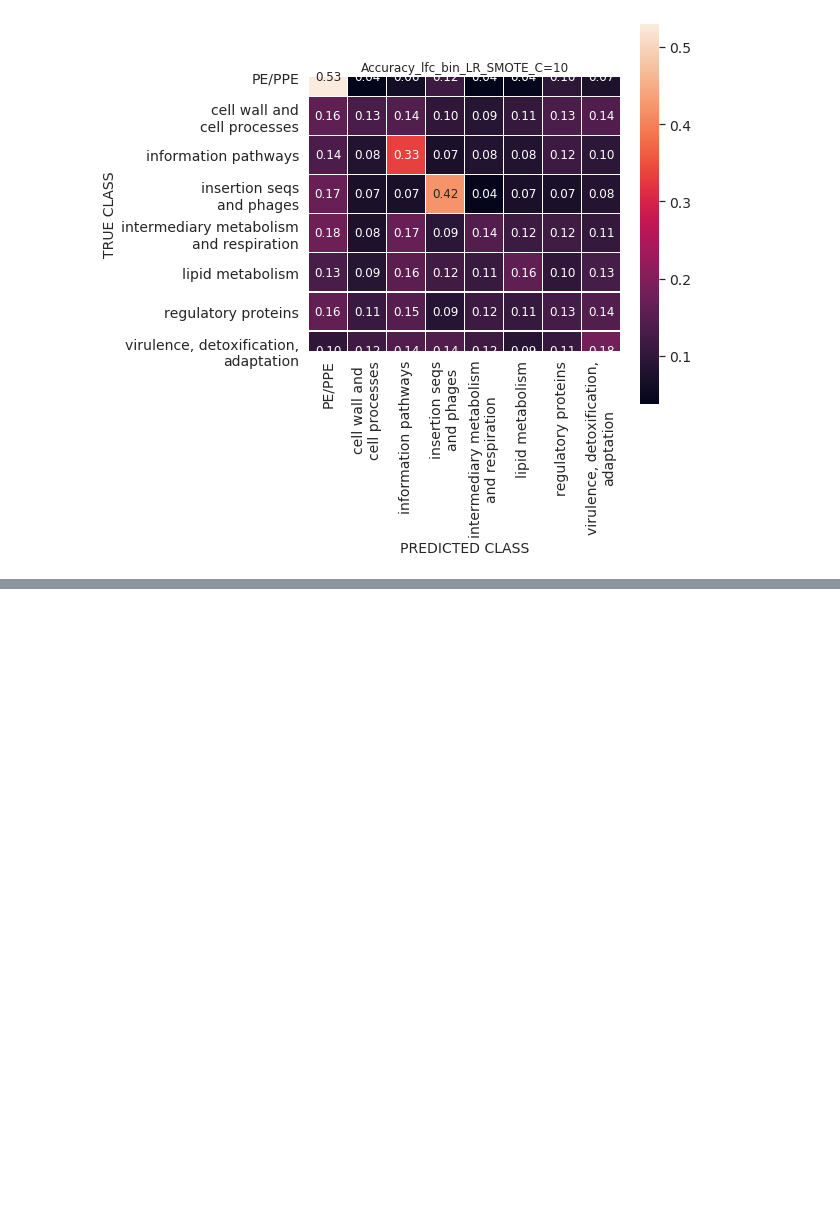
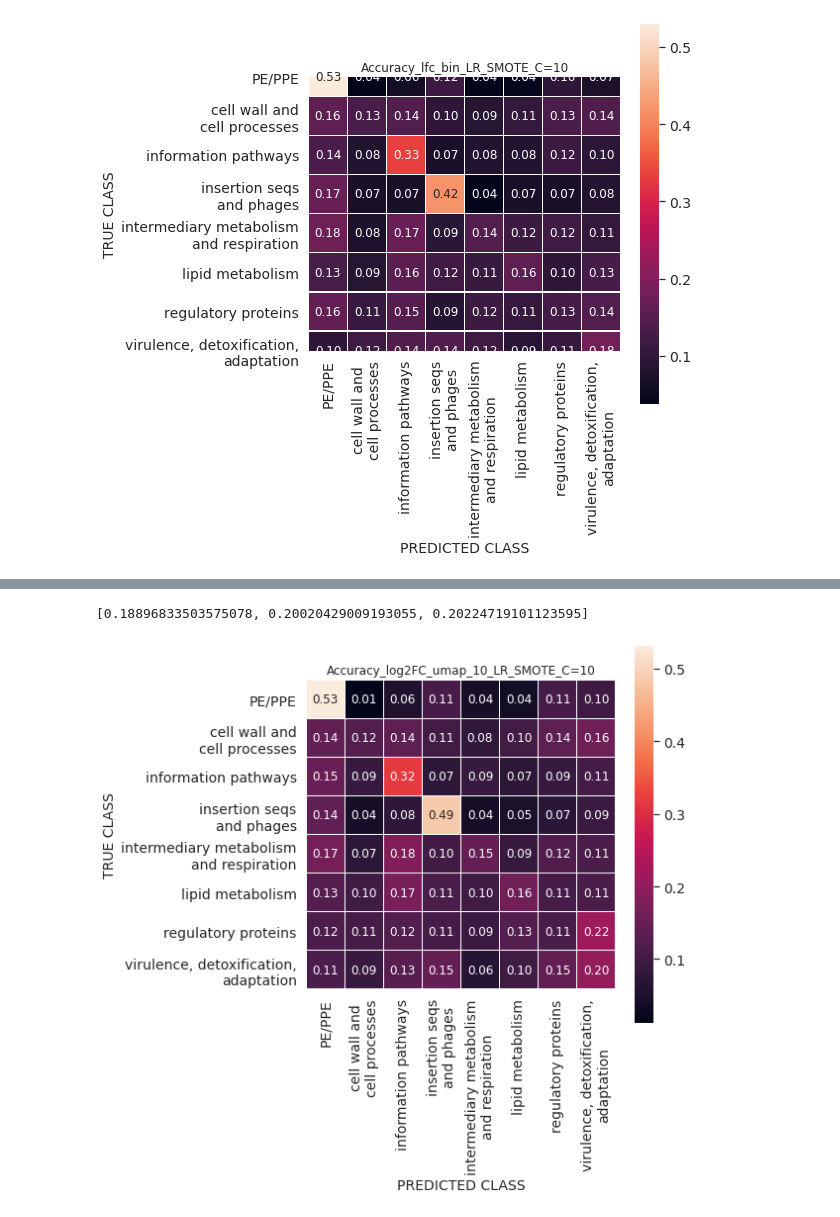
Before and after one commit to ajinich/mtb_tn_db, a Jupyter notebook: ml-standardised_data/Log_reg.ipynb, the cells around one changed output, grey strips where cells are left out. Saved outputs shown, nothing was run; the diff lists cells and outputs as text; code cells hidden in the pictures; blank space fills up the shorter version.

```diff
--- a/ml-standardised_data/Log_reg.ipynb
+++ b/ml-standardised_data/Log_reg.ipynb
@@ -305,0 +400,7 @@ lasso_confusion(lfc_bin_mb, lfc_bin_cols, C=10, norm_method='SMOTE', name='Accur
+# %%
+lfc_umap_10_value_cols = [col for col in lfc_umap_10.columns if col not in ['Rv_ID', 'Functional_Category']]
+lasso_confusion(lfc_umap_10, lfc_umap_10_value_cols, C=10, norm_method='SMOTE',
+                name='Accuracy_log2FC_umap_10_LR_SMOTE_C=10')
+# %% [output]
+[0.18896833503575078, 0.20020429009193055, 0.20224719101123595]
+[figure, added]
```
Also changed, not shown: parts of 33 cells of this notebook, 2 other files.
